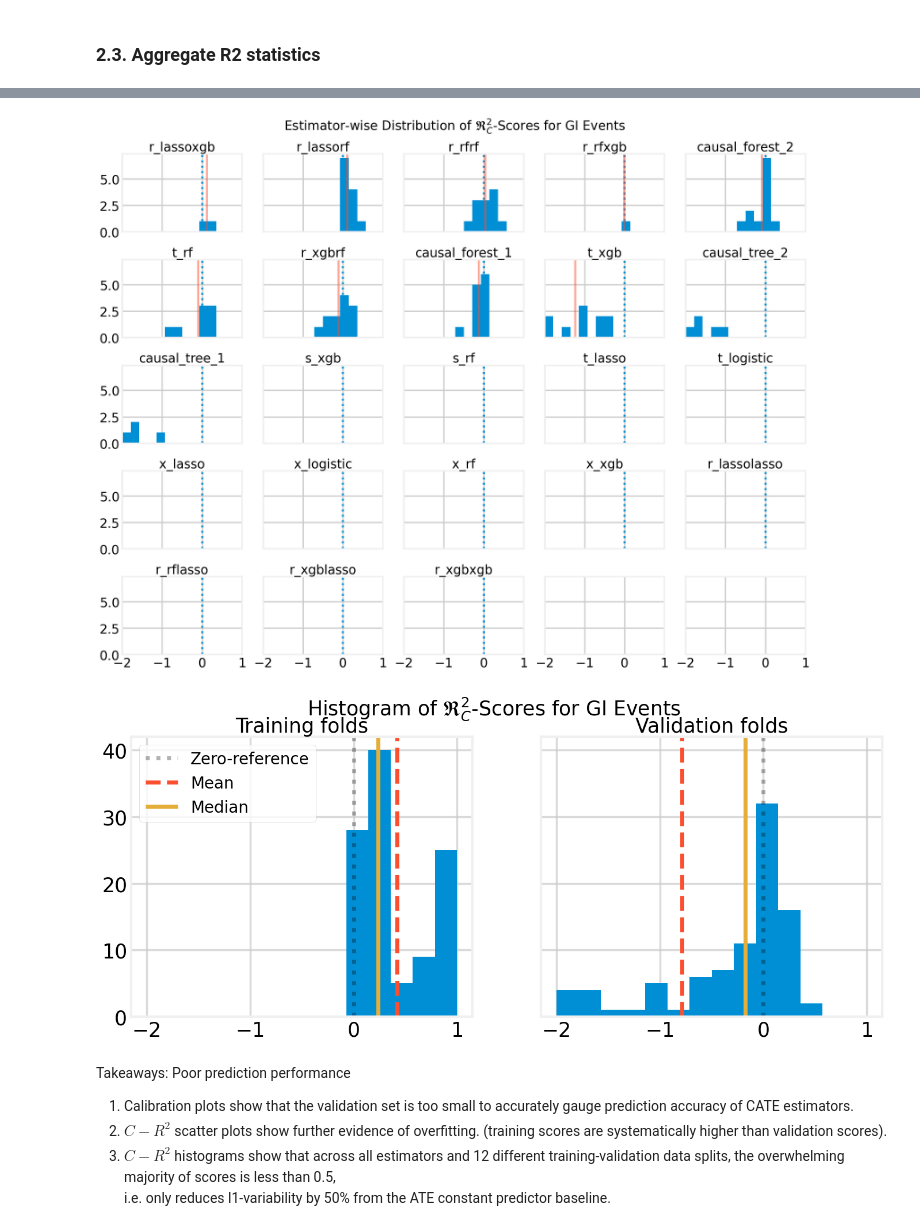
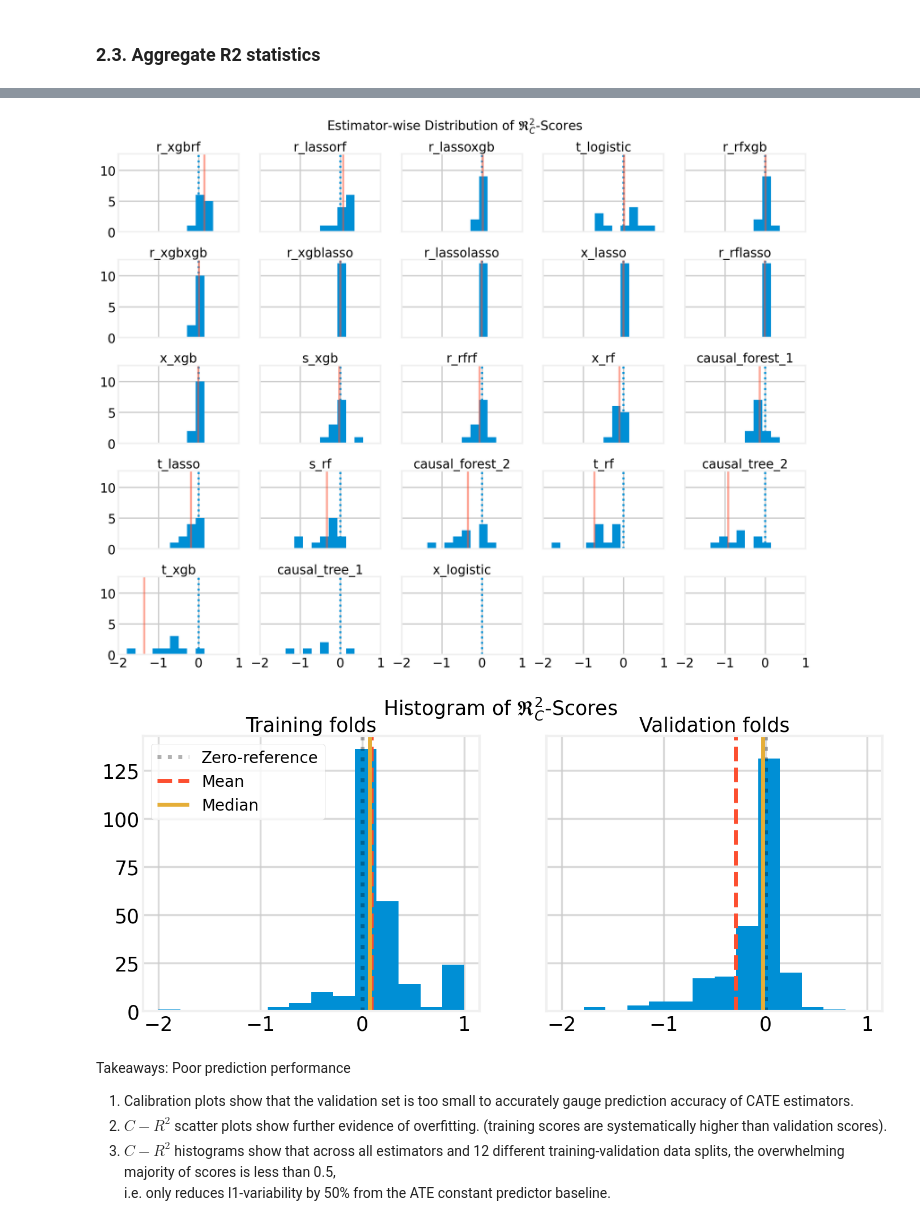
Before and after one commit to Zen0fficial/causal-targeting, a Jupyter notebook: 03a_GI_validate_CATE_estimators.ipynb, the cells around one changed output, grey strips where cells are left out. Cells and saved outputs as stored; diff of their text form; code cells hidden in the pictures.

```diff
--- a/03a_GI_validate_CATE_estimators.ipynb
+++ b/03a_GI_validate_CATE_estimators.ipynb
@@ -139,8 +132,8 @@ except:
 ### 2.1. Calibration plots for a fixed data split
 # %%
 # Settings
-selected_estimators = ["s_rf", "t_rf", "x_rf", "r_rfrf", "causal_forest_1"]
-new_labels = ["T_RF", "S_RF", "X_RF","R_RFRF", "CF_1"]
+selected_estimators = ["s_rf", "t_rf", "x_rf", "r_rfrf", "causal_forest_2"]
+new_labels = ["S_RF", "T_RF", "X_RF","R_RFRF", "CF_2"]
 new_labels_dict = dict(zip(selected_estimators, new_labels))
 
 fold_no = 0
@@ -161,7 +154,7 @@ except:
     joblib.dump(cal_plot_data, f"output/analysis/{outcome}/{outcome}_calplotdata.pkl")
 # %%
 from methods.causal_functions import get_Neyman_ATE
-df = pd.read_csv(os.path.join(IMPUTED_CSV, outcome, "trainval_data.csv"))
+df = pd.read_csv(os.path.join(MODEL_CSV, outcome, "trainval_data.csv"))
 ATE = get_Neyman_ATE(df[outcome], df['TREATED'])
 print(f"Average Treatment Effect (ATE): {ATE:.4f}")
 # %% [output]
@@ -177,7 +170,7 @@ mpl.rcParams['figure.titlesize'] = label_size
 xticks = ['[0.,.2]', '[.2,.4]', '[.4,.6]', '[.6,.8]', '[.8,1]']
 fig, axes = plt.subplots(2, 2, sharey = True, sharex=True, figsize = [25, 12])
 axes = axes.flatten()
-for j, estimator in enumerate(['causal_forest_1', 'r_rfrf']):
+for j, estimator in enumerate(['x_rf', 'causal_forest_2']):
     ax1, ax2 = axes[2*j], axes[2*j+1]
     for k, (lab, title, ax) in enumerate(zip(["train", "val"],
                                              ["Training folds", "Validation fold"],
@@ -202,7 +195,7 @@ for j, estimator in enumerate(['causal_forest_1', 'r_rfrf']):
                 fontsize=label_size)
         # Add line to indicate ATE
         ax.axhline(y = ATE, linestyle='--', color = 'k', linewidth = 3., alpha = 0.5)
-        ax.set_ylim([-0.1, 0.1])
+        ax.set_ylim([-0.05, 0.05])
         # X labels and legend
         if j == 1:
             ax.set_xticks(np.arange(0, n_bins))
@@ -315,13 +309,13 @@ except:
     cr2_plot_data = {}
     for estimator in all_estimators:
         cr2_plot_data[estimator] = get_cr2_plot_data(fitted_libraries["pert_none"][estimator],
-                                                    n_bins)
+                                                    n_bins, dir_neg=dir_neg)
         cr2_plot_data[estimator] = pd.concat([cr2_plot_data[estimator],
                                 get_cr2_plot_data(fitted_libraries["pert_cv_0"][estimator],
-                                                n_bins)])
+                                                n_bins, dir_neg=dir_neg)])
         cr2_plot_data[estimator] = pd.concat([cr2_plot_data[estimator],
                                 get_cr2_plot_data(fitted_libraries["pert_cv_1"][estimator],
-                                                n_bins)])
+                                                n_bins, dir_neg=dir_neg)])
         cr2_plot_data[estimator] = cr2_plot_data[estimator].reset_index() \
                                                         .drop(columns = ["index"])
 
@@ -354,46 +356,46 @@ for i, estimator in enumerate(all_estimators):
     ax.set_xticks([-2, -1, 0, 1.])
     plt.xlim([-2, 1])
 plt.tight_layout()
-plt.suptitle(r"Estimator-wise Distribution of $\mathfrak{R}_C^2$-Scores for GI Events", y = 1.03)
+plt.suptitle(r"Estimator-wise Distribution of $\mathfrak{R}_C^2$-Scores", y = 1.03)
 savfig = False
 if savfig:
     plt.savefig(SAVE_PATH + f"{outcome}_estimator_wise_r2.pdf")
 plt.show()
 # %% [output]
-[figure, old version]
+[figure, new version]
 # %%
 f, (ax1, ax2) = plt.subplots(1, 2, sharey = True, sharex = True, figsize = [15, 6])
 
 ax1.hist(all_cr2_scores_train, bins = np.linspace(-2,1,15))
 ax1.axvline(0, alpha=.3, color='k', linestyle=':',linewidth=5.,
            label="Zero-reference")
 ax1.axvline(all_cr2_scores_train.mean(), linestyle='--', color=colors[1], alpha=1,linewidth=5.,
             label="Mean")
 ax1.axvline(all_cr2_scores_train.median(), linestyle='-', color=colors[2], alpha=1.,linewidth=5.,
             label="Median")
 ax1.set_title("Training folds")
 ax1.legend(fontsize=20)
 ax1.grid(True, alpha = 0.7)
 
 ax2.hist(all_cr2_scores_val, bins = np.linspace(-2,1,15))
 ax2.axvline(0, alpha=.3, color='k', linestyle=':',linewidth=5.,
            label="O-reference")
 ax2.axvline(all_cr2_scores_val.mean(), linestyle='--', color=colors[1], alpha=1,
             linewidth=5.,
            label="Mean")
 ax2.axvline(all_cr2_scores_val.median(), linestyle='-', color=colors[2], alpha=1,
             linewidth=5.,
            label="Median")
 ax2.set_title("Validation folds")
 ax2.grid(True, alpha = 0.7)
-plt.suptitle(r"Histogram of $\mathfrak{R}_C^2$-Scores for GI Events",  y=1.0)
+plt.suptitle(r"Histogram of $\mathfrak{R}_C^2$-Scores",  y=1.0)
 
 savfig = False
 if savfig:
     plt.savefig(SAVE_PATH + f"{outcome}_distribution_r2.pdf")
 plt.show()
 # %% [output]
-[figure, old version]
+[figure, new version]
 # %% [markdown]
 Takeaways: Poor prediction performance
 1. Calibration plots show that the validation set is too small to accurately gauge prediction accuracy of CATE estimators.
```
Also changed, not shown: parts of 35 cells of this notebook, 3 other files.
